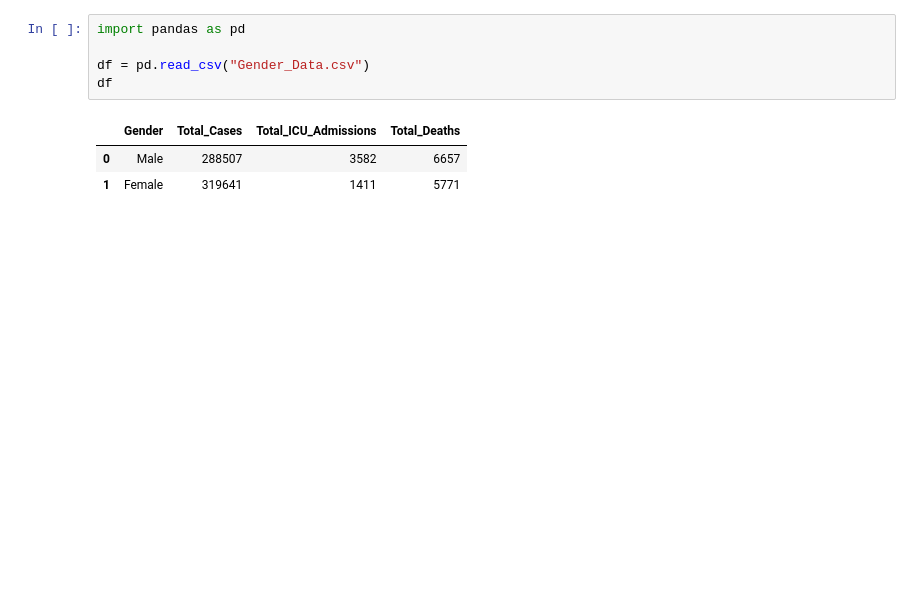
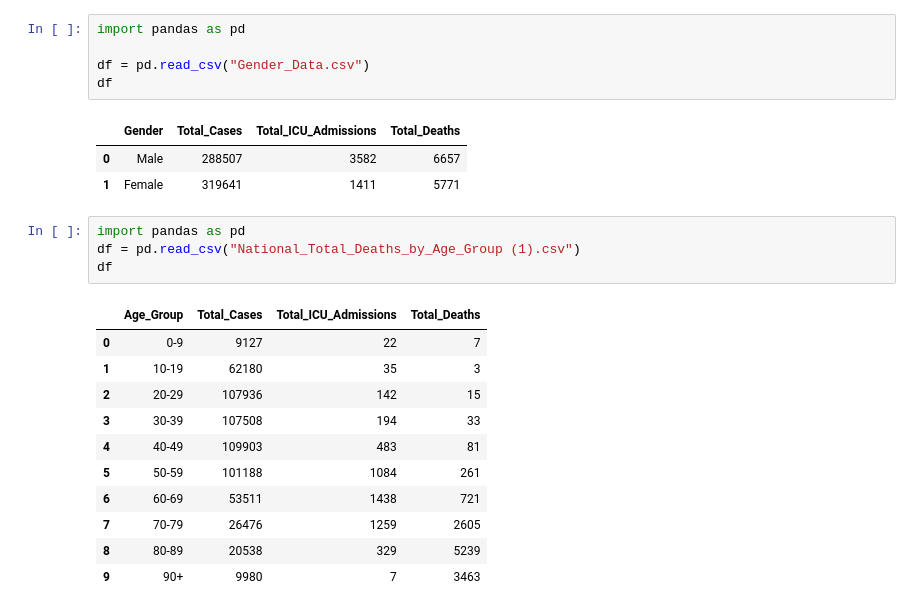
Before and after one commit to Mariam656/Mariam-Zeitouni-TE19C, a Jupyter notebook: Programering 1/project/slut-project.ipynb, the cells around one changed output. Saved outputs shown, nothing was run; the diff lists cells and outputs as text; blank space fills up the shorter version.

```diff
--- a/Programering 1/project/slut-project.ipynb
+++ b/Programering 1/project/slut-project.ipynb
@@ -7,6 +7,22 @@ df
 |  | Gender | Total_Cases | Total_ICU_Admissions | Total_Deaths |
 | 0 | Male | 288507 | 3582 | 6657 |
 | 1 | Female | 319641 | 1411 | 5771 |
+# %%
+import pandas as pd
+df = pd.read_csv("National_Total_Deaths_by_Age_Group (1).csv")
+df
+# %% [output]
+|  | Age_Group | Total_Cases | Total_ICU_Admissions | Total_Deaths |
+| 0 | 0-9 | 9127 | 22 | 7 |
+| 1 | 10-19 | 62180 | 35 | 3 |
+| 2 | 20-29 | 107936 | 142 | 15 |
+| 3 | 30-39 | 107508 | 194 | 33 |
+| 4 | 40-49 | 109903 | 483 | 81 |
+| 5 | 50-59 | 101188 | 1084 | 261 |
+| 6 | 60-69 | 53511 | 1438 | 721 |
+| 7 | 70-79 | 26476 | 1259 | 2605 |
+| 8 | 80-89 | 20538 | 329 | 5239 |
+| 9 | 90+ | 9980 | 7 | 3463 |
 # %%
 # Denna stapeldiagram presenterar antalet som behöver intensvvård och antalet som har dött beroende på kön
 
```
Also changed, not shown: parts of 2 cells of this notebook, 4 other files.
